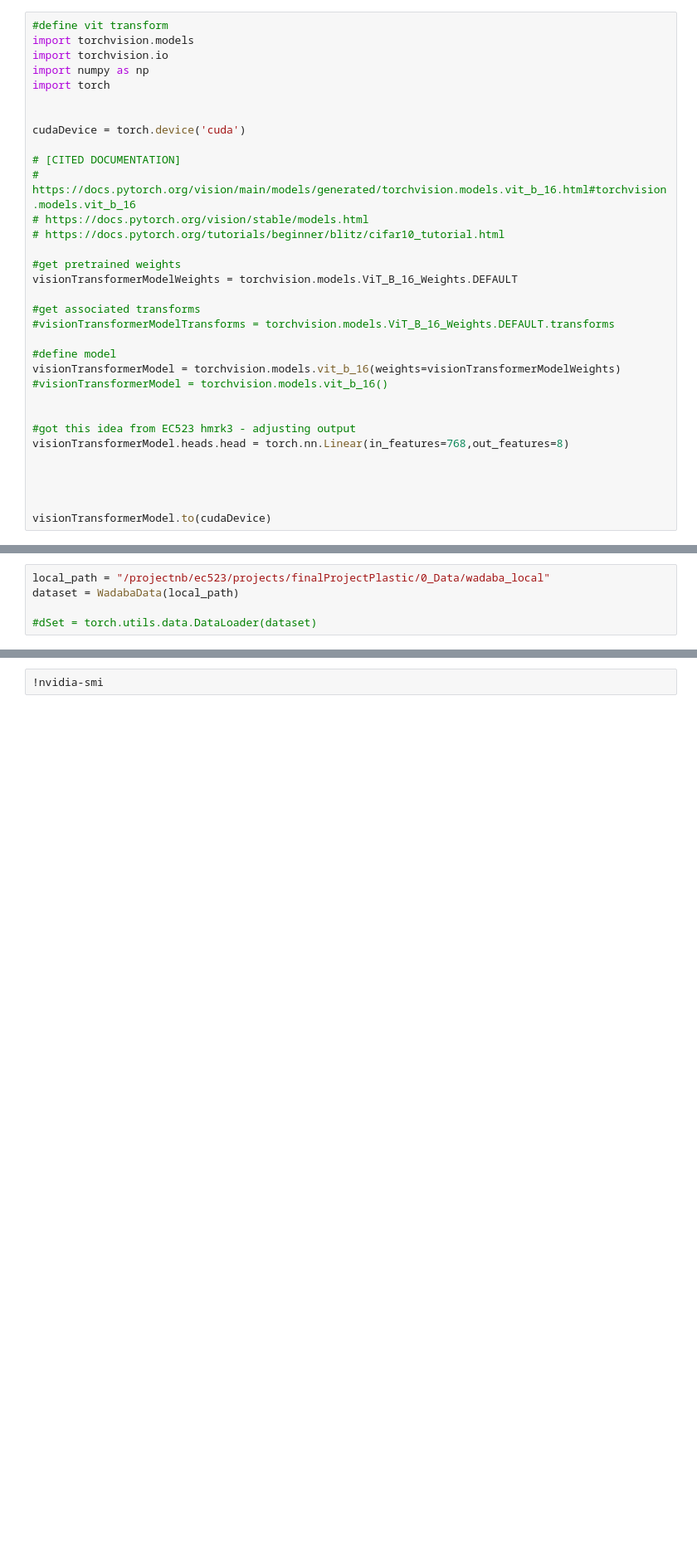
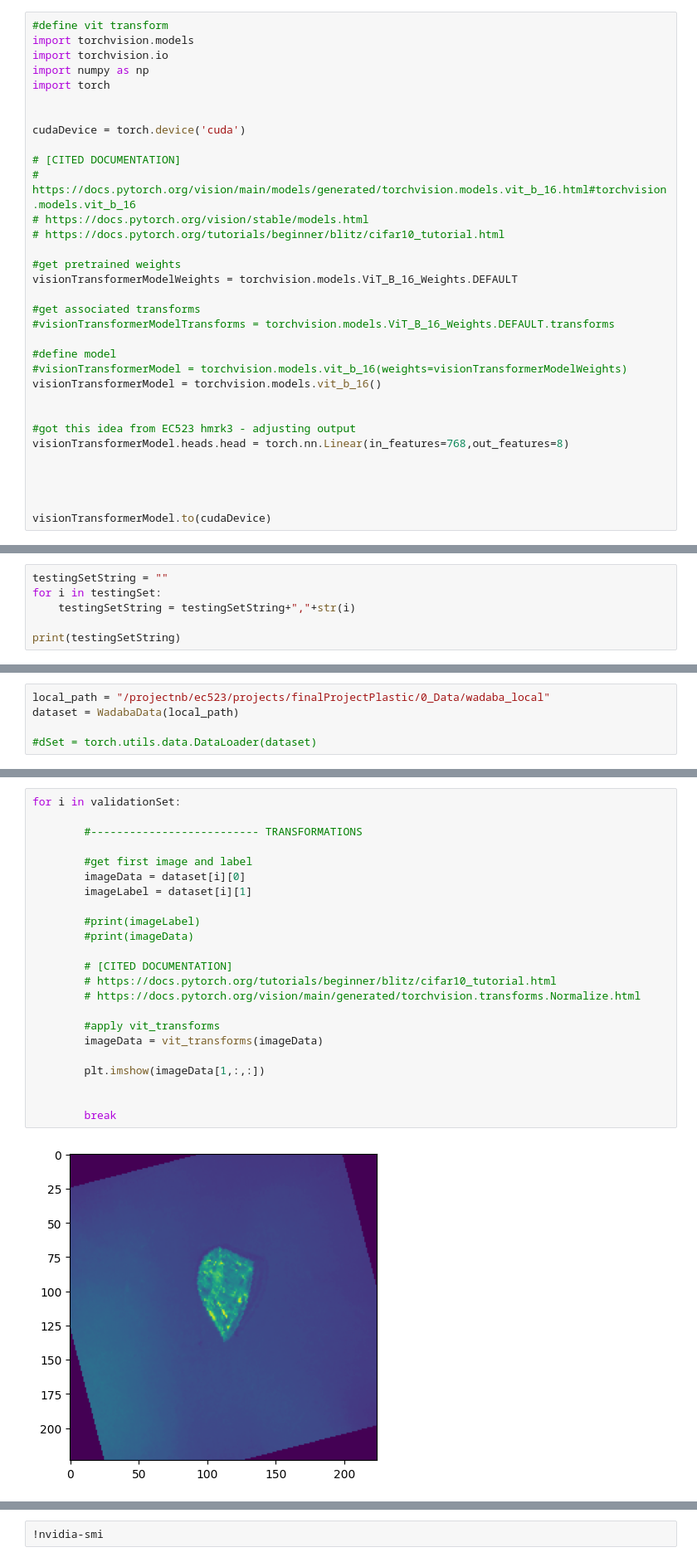
Before and after one commit to chronicallycurious/ResinNet, a Jupyter notebook: ProjectVisionTransformer.ipynb, the cells around one changed output, grey strips where cells are left out. Shown at 83% size. Drawn from its saved outputs; the diff is of its cells as text; blank space fills up the shorter version.

Commit message:
Various Updates
Hyperparameter tuning, partitioned dataset into training/val/test sets

```diff
--- a/ProjectVisionTransformer.ipynb
+++ b/ProjectVisionTransformer.ipynb
@@ -188,8 +186,8 @@ visionTransformerModelWeights = torchvision.models.ViT_B_16_Weights.DEFAULT
 #visionTransformerModelTransforms = torchvision.models.ViT_B_16_Weights.DEFAULT.transforms
 
 #define model
-visionTransformerModel = torchvision.models.vit_b_16(weights=visionTransformerModelWeights)
-#visionTransformerModel = torchvision.models.vit_b_16()
+#visionTransformerModel = torchvision.models.vit_b_16(weights=visionTransformerModelWeights)
+visionTransformerModel = torchvision.models.vit_b_16()
 
 
 #got this idea from EC523 hmrk3 - adjusting output
@@ -250,0 +252,6 @@ print(trainingSet)
+# %%
+testingSetString = ""
+for i in testingSet:
+    testingSetString = testingSetString+","+str(i)
+
+print(testingSetString)
@@ -560,0 +719,25 @@ EPOCH: -----------------------------  2 out of 10
+# %%
+for i in validationSet:
+
+        #-------------------------- TRANSFORMATIONS
+
+        #get first image and label
+        imageData = dataset[i][0]
+        imageLabel = dataset[i][1]
+
+        #print(imageLabel)
+        #print(imageData)
+
+        # [CITED DOCUMENTATION]
+        # https://docs.pytorch.org/tutorials/beginner/blitz/cifar10_tutorial.html
+        # https://docs.pytorch.org/vision/main/generated/torchvision.transforms.Normalize.html
+
+        #apply vit_transforms
+        imageData = vit_transforms(imageData)
+
+        plt.imshow(imageData[1,:,:])
+
+
+        break
+# %% [output]
+[figure, added]
```
Also changed, not shown: parts of 13 cells of this notebook, 1 other file.
